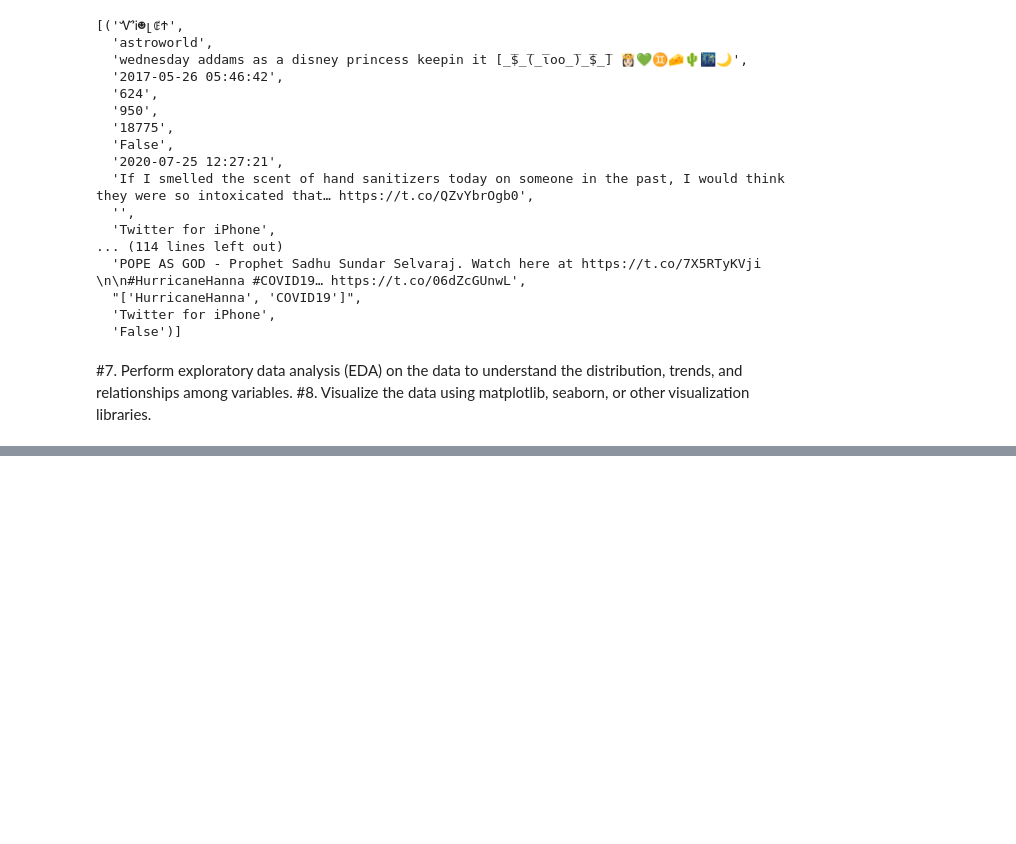
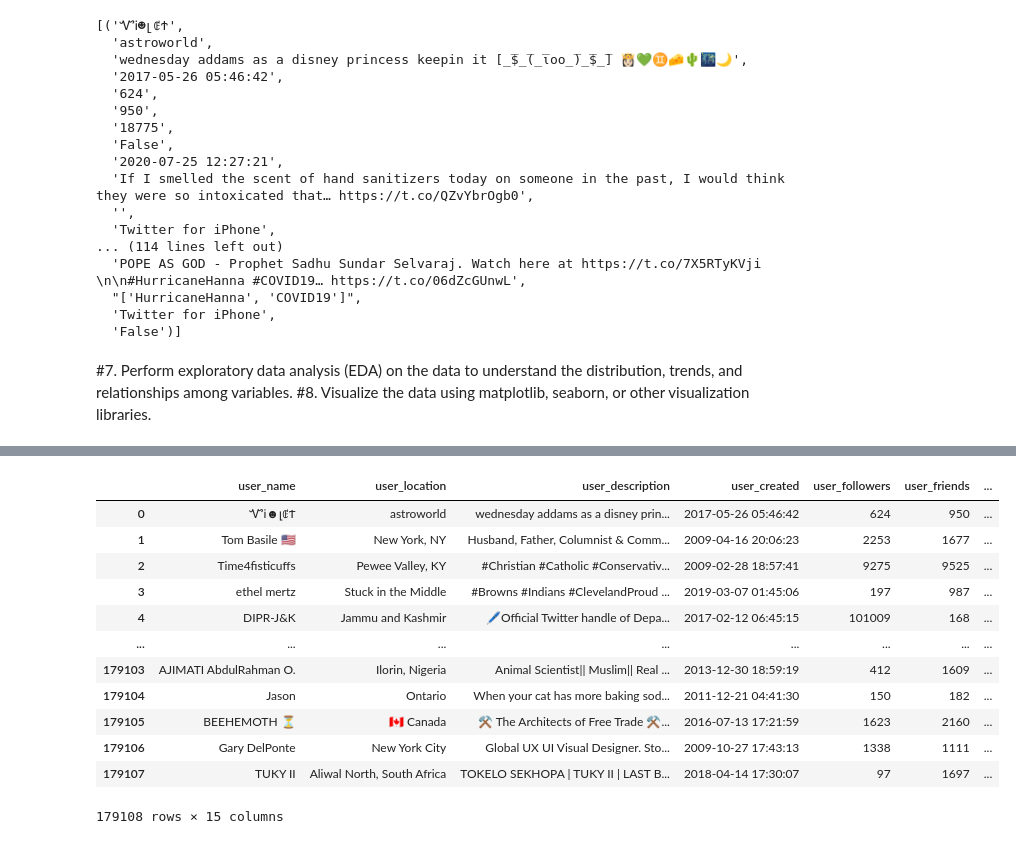
Before and after one commit to bobo-oo/Oo_Bo_Data_Science_Tool_Project, a Jupyter notebook: Oo_Bo_Data_Course_Project.ipynb, the cells around one changed output, grey strips where cells are left out. Saved outputs shown, nothing was run; the diff lists cells and outputs as text; code cells hidden in the pictures; blank space fills up the shorter version.

```diff
--- a/Oo_Bo_Data_Course_Project.ipynb
+++ b/Oo_Bo_Data_Course_Project.ipynb
@@ -275,0 +486,58 @@ from  nltk.stem import SnowballStemmer
+# %%
+TEXT_CLEANING_RE = "@\S+|https?:\S+|http?:\S|[^A-Za-z0-9]+"
+def clean_text(text):
+    '''Make text lowercase, remove text in square brackets,remove links,remove punctuation
+    and remove words containing numbers.'''
+    text = text.lower()
+    text = re.sub('\[.*?\]', '', text)
+    text = re.sub('https?://\S+|www\.\S+', '', text)
+    text = re.sub('<.*?>+', '', text)
+    text = re.sub('[%s]' % re.escape(string.punctuation), '', text)
+    text = re.sub('\n', '', text)
+    text = re.sub('\w*\d\w*', '', text)
+    return text
+def preprocess(text, stem=False):
+    # Remove link,user and special characters
+    text = re.sub(TEXT_CLEANING_RE, ' ', str(text).lower()).strip()
+    tokens = []
+    for token in text.split():
+        if token not in stop_words:
+            if stem:
+                tokens.append(stemmer.stem(token))
+            else:
+                tokens.append(token)
+    return " ".join(tokens)
+# %%
+import re
+
+
+def remove_emoji(text):
+    emoji_pattern = re.compile("["
+        u"\U0001F600-\U0001F64F"  # emoticons
+        u"\U0001F300-\U0001F5FF"  # symbols & pictographs
+        u"\U0001F680-\U0001F6FF"  # transport & map symbols
+        u"\U0001F1E0-\U0001F1FF"  # flags (iOS)
+                           "]+", flags=re.UNICODE)
+    return emoji_pattern.sub(r'', text)
+# %%
+tweet_df.text = tweet_df.text.apply(lambda x: preprocess(x))
+tweet_df['text'] = tweet_df['text'].apply(lambda x: clean_text(x))
+tweet_df['text'] = tweet_df['text'].apply(lambda x: remove_emoji(x))
+# %%
+tweet_df['text'] = tweet_df['text'].apply(lambda x: remove_emoji(x))
+# %%
+tweet_df
+# %% [output]
+|  | user_name | user_location | user_description | user_created | user_followers | user_friends | ... |
+| 0 | ᏉᎥ☻լꂅϮ | astroworld | wednesday addams as a disney prin... | 2017-05-26 05:46:42 | 624 | 950 | ... |
+| 1 | Tom Basile 🇺🇸 | New York, NY | Husband, Father, Columnist & Comm... | 2009-04-16 20:06:23 | 2253 | 1677 | ... |
+| 2 | Time4fisticuffs | Pewee Valley, KY | #Christian #Catholic #Conservativ... | 2009-02-28 18:57:41 | 9275 | 9525 | ... |
+| 3 | ethel mertz | Stuck in the Middle | #Browns #Indians #ClevelandProud ... | 2019-03-07 01:45:06 | 197 | 987 | ... |
+| 4 | DIPR-J&K | Jammu and Kashmir | 🖊️Official Twitter handle of Depa... | 2017-02-12 06:45:15 | 101009 | 168 | ... |
+| ... | ... | ... | ... | ... | ... | ... | ... |
+| 179103 | AJIMATI AbdulRahman O. | Ilorin, Nigeria | Animal Scientist|| Muslim|| Real ... | 2013-12-30 18:59:19 | 412 | 1609 | ... |
+| 179104 | Jason | Ontario | When your cat has more baking sod... | 2011-12-21 04:41:30 | 150 | 182 | ... |
+| 179105 | BEEHEMOTH ⏳ | 🇨🇦 Canada | ⚒️ The Architects of Free Trade ⚒... | 2016-07-13 17:21:59 | 1623 | 2160 | ... |
+| 179106 | Gary DelPonte | New York City | Global UX UI Visual Designer. Sto... | 2009-10-27 17:43:13 | 1338 | 1111 | ... |
+| 179107 | TUKY II | Aliwal North, South Africa | TOKELO SEKHOPA | TUKY II | LAST B... | 2018-04-14 17:30:07 | 97 | 1697 | ... |
+179108 rows × 15 columns
```
Also changed, not shown: parts of 31 cells of this notebook.
